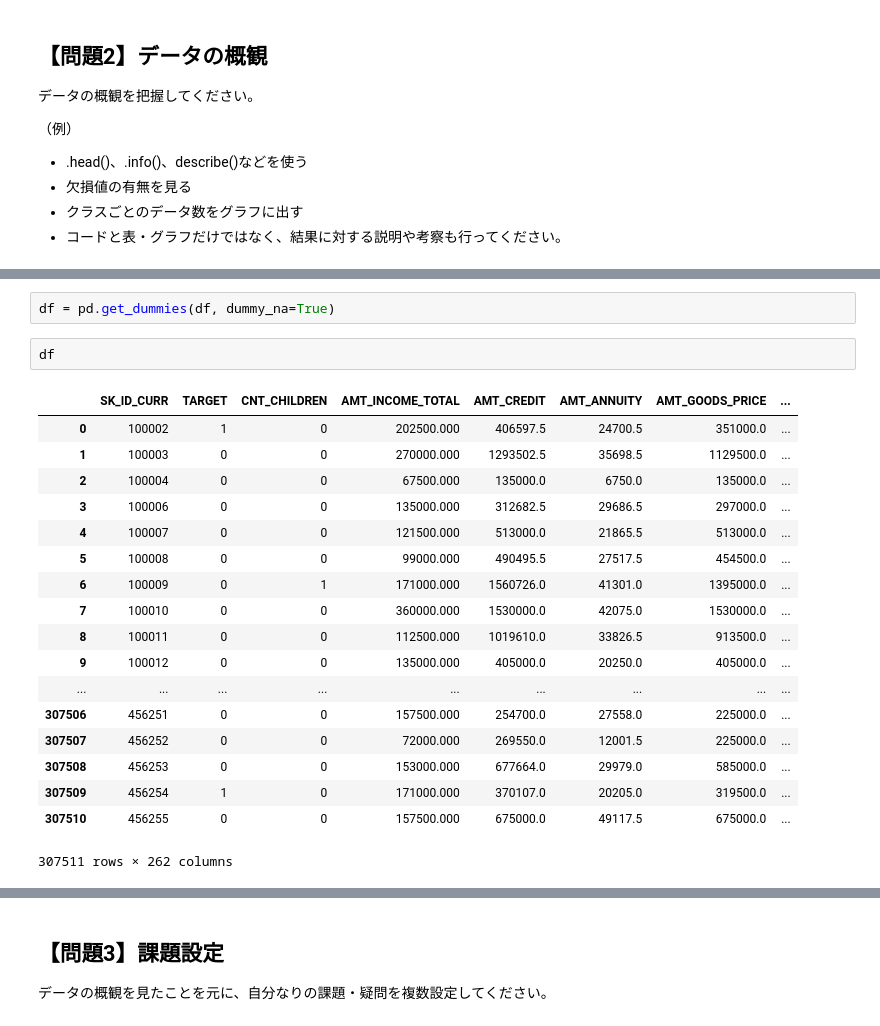
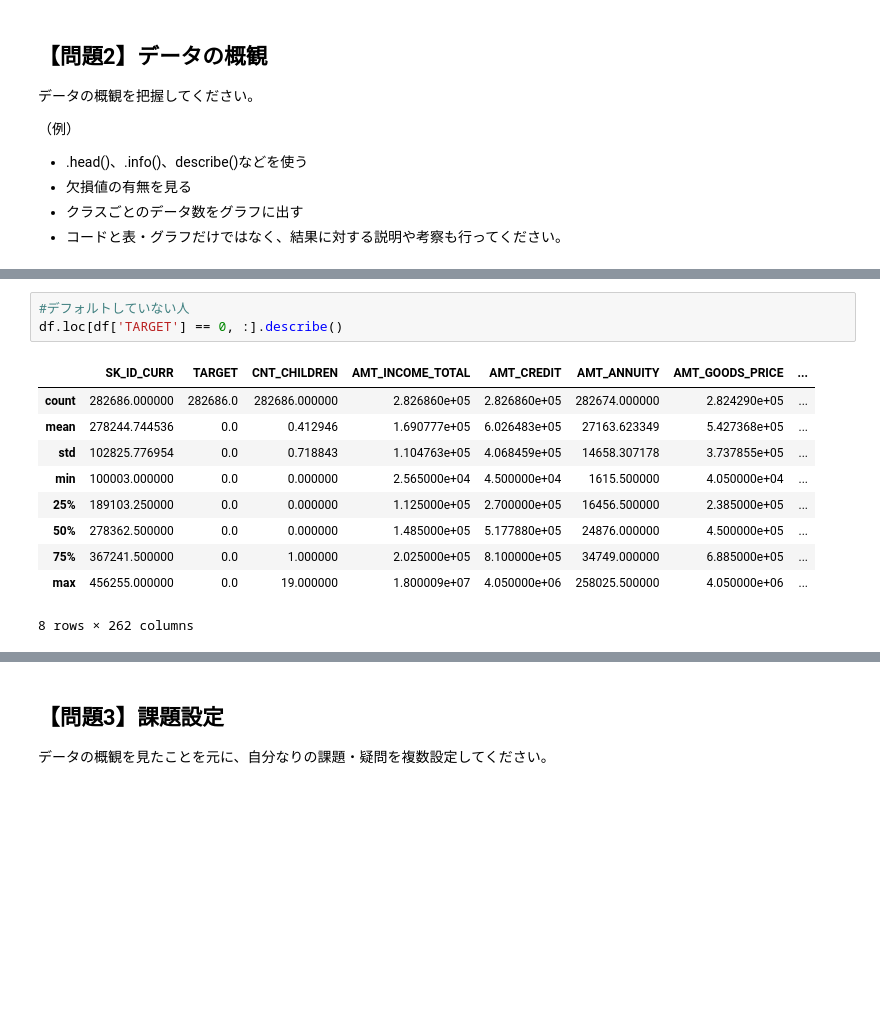
Before and after one commit to ohmorimori/diveintocode-ml, a Jupyter notebook: week3/week3-session.ipynb, the cells around one changed output, grey strips where cells are left out. Drawn from its saved outputs; the diff is of its cells as text; blank space fills up the shorter version.

```diff
--- a/week3/week3-session.ipynb
+++ b/week3/week3-session.ipynb
@@ -65,24 +63,15 @@ df.loc[df['TARGET'] == 1, :]
-# %%
-df = pd.get_dummies(df, dummy_na=True)
-# %%
-df
-# %% [output]
-|  | SK_ID_CURR | TARGET | CNT_CHILDREN | AMT_INCOME_TOTAL | AMT_CREDIT | AMT_ANNUITY | AMT_GOODS_PRICE | ... |
-| 0 | 100002 | 1 | 0 | 202500.000 | 406597.5 | 24700.5 | 351000.0 | ... |
-| 1 | 100003 | 0 | 0 | 270000.000 | 1293502.5 | 35698.5 | 1129500.0 | ... |
-| 2 | 100004 | 0 | 0 | 67500.000 | 135000.0 | 6750.0 | 135000.0 | ... |
-| 3 | 100006 | 0 | 0 | 135000.000 | 312682.5 | 29686.5 | 297000.0 | ... |
-| 4 | 100007 | 0 | 0 | 121500.000 | 513000.0 | 21865.5 | 513000.0 | ... |
-| 5 | 100008 | 0 | 0 | 99000.000 | 490495.5 | 27517.5 | 454500.0 | ... |
-| 6 | 100009 | 0 | 1 | 171000.000 | 1560726.0 | 41301.0 | 1395000.0 | ... |
-| 7 | 100010 | 0 | 0 | 360000.000 | 1530000.0 | 42075.0 | 1530000.0 | ... |
-| 8 | 100011 | 0 | 0 | 112500.000 | 1019610.0 | 33826.5 | 913500.0 | ... |
-| 9 | 100012 | 0 | 0 | 135000.000 | 405000.0 | 20250.0 | 405000.0 | ... |
-| ... | ... | ... | ... | ... | ... | ... | ... | ... |
-| 307506 | 456251 | 0 | 0 | 157500.000 | 254700.0 | 27558.0 | 225000.0 | ... |
-| 307507 | 456252 | 0 | 0 | 72000.000 | 269550.0 | 12001.5 | 225000.0 | ... |
-| 307508 | 456253 | 0 | 0 | 153000.000 | 677664.0 | 29979.0 | 585000.0 | ... |
-| 307509 | 456254 | 1 | 0 | 171000.000 | 370107.0 | 20205.0 | 319500.0 | ... |
-| 307510 | 456255 | 0 | 0 | 157500.000 | 675000.0 | 49117.5 | 675000.0 | ... |
-307511 rows × 262 columns
+# %%
+#デフォルトしていない人
+df.loc[df['TARGET'] == 0, :].describe()
+# %% [output]
+|  | SK_ID_CURR | TARGET | CNT_CHILDREN | AMT_INCOME_TOTAL | AMT_CREDIT | AMT_ANNUITY | AMT_GOODS_PRICE | ... |
+| count | 282686.000000 | 282686.0 | 282686.000000 | 2.826860e+05 | 2.826860e+05 | 282674.000000 | 2.824290e+05 | ... |
+| mean | 278244.744536 | 0.0 | 0.412946 | 1.690777e+05 | 6.026483e+05 | 27163.623349 | 5.427368e+05 | ... |
+| std | 102825.776954 | 0.0 | 0.718843 | 1.104763e+05 | 4.068459e+05 | 14658.307178 | 3.737855e+05 | ... |
+| min | 100003.000000 | 0.0 | 0.000000 | 2.565000e+04 | 4.500000e+04 | 1615.500000 | 4.050000e+04 | ... |
+| 25% | 189103.250000 | 0.0 | 0.000000 | 1.125000e+05 | 2.700000e+05 | 16456.500000 | 2.385000e+05 | ... |
+| 50% | 278362.500000 | 0.0 | 0.000000 | 1.485000e+05 | 5.177880e+05 | 24876.000000 | 4.500000e+05 | ... |
+| 75% | 367241.500000 | 0.0 | 1.000000 | 2.025000e+05 | 8.100000e+05 | 34749.000000 | 6.885000e+05 | ... |
+| max | 456255.000000 | 0.0 | 19.000000 | 1.800009e+07 | 4.050000e+06 | 258025.500000 | 4.050000e+06 | ... |
+8 rows × 262 columns
 # %%
```
Also changed, not shown: parts of 53 cells of this notebook, 9 other files.
